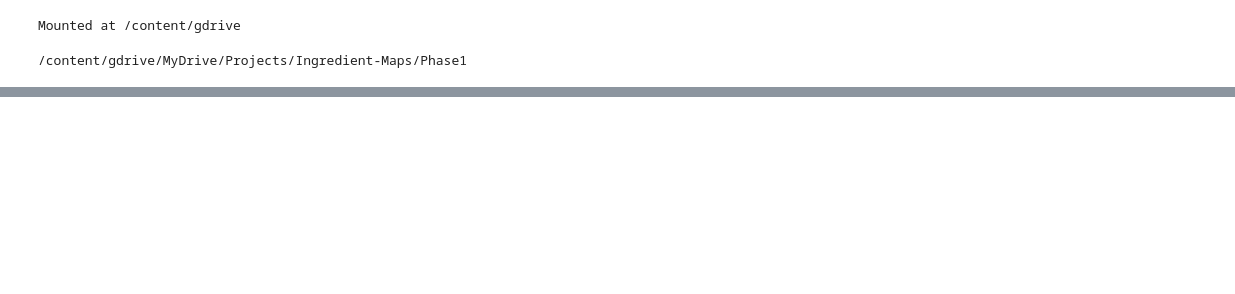
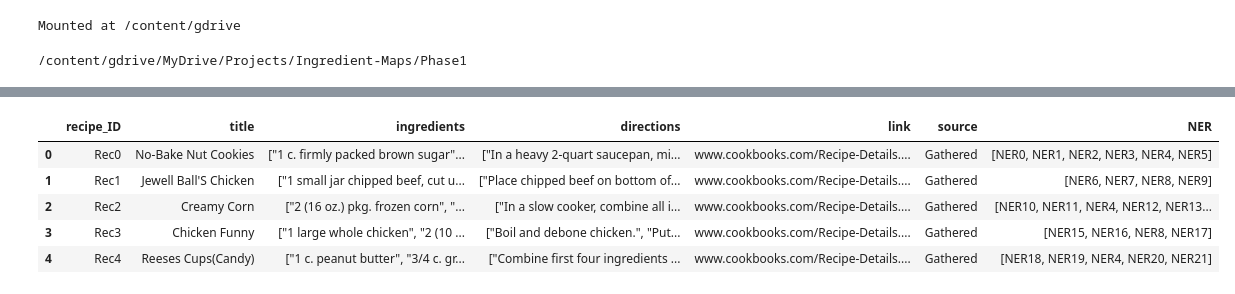
Before and after one commit to BehzadBarati/Ingredient-Maps, a Jupyter notebook: Food_Recipes_RecipeNLG.ipynb, the cells around one changed output, grey strips where cells are left out. Drawn from its saved outputs; the diff is of its cells as text; code cells hidden in the pictures; blank space fills up the shorter version.

```diff
--- a/Food_Recipes_RecipeNLG.ipynb
+++ b/Food_Recipes_RecipeNLG.ipynb
@@ -70 +136,5 @@ last 5 recipes:
+# %%
+recipe_table.columns = recipe_table.columns.str.replace('Unnamed: 0','recipe_ID')
+# %%
+recipe_table['recipe_ID'] = "Rec" + recipe_table['recipe_ID'].astype(str)
 # %% [markdown]
@@ -148,0 +142,9 @@ Name: website, dtype: int64
+# %%
+# values of NER column are stored as string. first we convert them to lists
+
+ast_func = lambda a: ast.literal_eval(a)
+recipe_table['NER'] = recipe_table['NER'].map(ast_func)
+# create NER_table
+NER_table = pd.DataFrame(recipe_table['NER'].explode().unique(), columns=['NER'])
+# add NER_ID column
+NER_table['NER_ID'] =  ['NER'+str(i) for i in range(len(NER_table['NER']))]
@@ -148,0 +180,9 @@ Name: website, dtype: int64
+# %%
+recipe_table.head()
+# %% [output]
+|  | recipe_ID | title | ingredients | directions | link | source | NER |
+| 0 | Rec0 | No-Bake Nut Cookies | ["1 c. firmly packed brown sugar"... | ["In a heavy 2-quart saucepan, mi... | www.cookbooks.com/Recipe-Details.... | Gathered | [NER0, NER1, NER2, NER3, NER4, NER5] |
+| 1 | Rec1 | Jewell Ball'S Chicken | ["1 small jar chipped beef, cut u... | ["Place chipped beef on bottom of... | www.cookbooks.com/Recipe-Details.... | Gathered | [NER6, NER7, NER8, NER9] |
+| 2 | Rec2 | Creamy Corn | ["2 (16 oz.) pkg. frozen corn", "... | ["In a slow cooker, combine all i... | www.cookbooks.com/Recipe-Details.... | Gathered | [NER10, NER11, NER4, NER12, NER13... |
+| 3 | Rec3 | Chicken Funny | ["1 large whole chicken", "2 (10 ... | ["Boil and debone chicken.", "Put... | www.cookbooks.com/Recipe-Details.... | Gathered | [NER15, NER16, NER8, NER17] |
+| 4 | Rec4 | Reeses Cups(Candy) | ["1 c. peanut butter", "3/4 c. gr... | ["Combine first four ingredients ... | www.cookbooks.com/Recipe-Details.... | Gathered | [NER18, NER19, NER4, NER20, NER21] |
```
Also changed, not shown: parts of 29 cells of this notebook.
